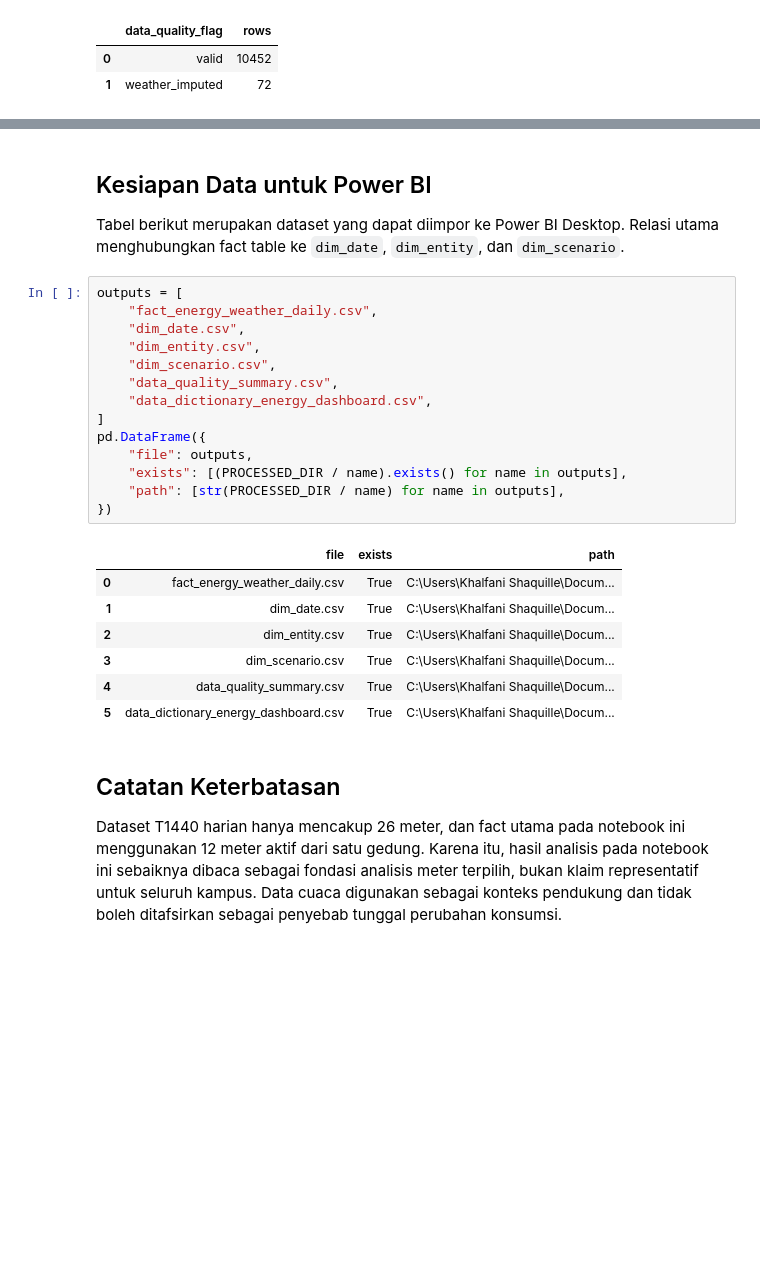
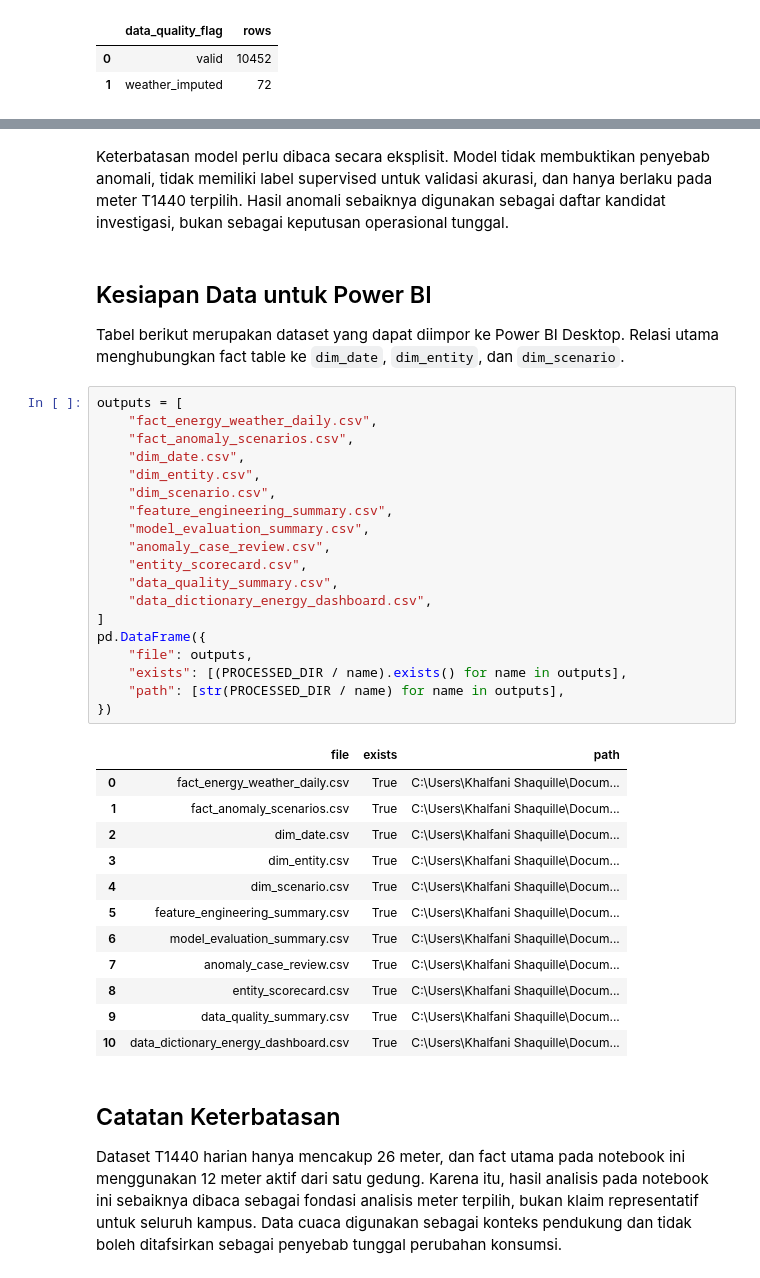
Before and after one commit to khalshaqzzy/Kelompok08_DataAnalytics_TugasBesar, a Jupyter notebook: notebooks/energy_analytics_osemn.ipynb, the cells around one changed output, grey strips where cells are left out. Cells and saved outputs as stored; diff of their text form; blank space fills up the shorter version.

Commit message:
Build energy anomaly feature outputs

```diff
--- a/notebooks/energy_analytics_osemn.ipynb
+++ b/notebooks/energy_analytics_osemn.ipynb
@@ -172,3 +311,5 @@ display(fact["data_quality_flag"].value_counts().rename_axis("data_quality_flag"
+# %% [markdown]
+Keterbatasan model perlu dibaca secara eksplisit. Model tidak membuktikan penyebab anomali, tidak memiliki label supervised untuk validasi akurasi, dan hanya berlaku pada meter T1440 terpilih. Hasil anomali sebaiknya digunakan sebagai daftar kandidat investigasi, bukan sebagai keputusan operasional tunggal.
 # %% [markdown]
 ## Kesiapan Data untuk Power BI
 
@@ -176,25 +317,35 @@ Tabel berikut merupakan dataset yang dapat diimpor ke Power BI Desktop. Relasi u
 # %%
 outputs = [
     "fact_energy_weather_daily.csv",
+    "fact_anomaly_scenarios.csv",
     "dim_date.csv",
     "dim_entity.csv",
     "dim_scenario.csv",
+    "feature_engineering_summary.csv",
+    "model_evaluation_summary.csv",
+    "anomaly_case_review.csv",
+    "entity_scorecard.csv",
     "data_quality_summary.csv",
     "data_dictionary_energy_dashboard.csv",
 ]
 pd.DataFrame({
     "file": outputs,
     "exists": [(PROCESSED_DIR / name).exists() for name in outputs],
     "path": [str(PROCESSED_DIR / name) for name in outputs],
 })
 # %% [output]
 |  | file | exists | path |
 | 0 | fact_energy_weather_daily.csv | True | C:\Users\Khalfani Shaquille\Docum... |
-| 1 | dim_date.csv | True | C:\Users\Khalfani Shaquille\Docum... |
-| 2 | dim_entity.csv | True | C:\Users\Khalfani Shaquille\Docum... |
-| 3 | dim_scenario.csv | True | C:\Users\Khalfani Shaquille\Docum... |
-| 4 | data_quality_summary.csv | True | C:\Users\Khalfani Shaquille\Docum... |
-| 5 | data_dictionary_energy_dashboard.csv | True | C:\Users\Khalfani Shaquille\Docum... |
+| 1 | fact_anomaly_scenarios.csv | True | C:\Users\Khalfani Shaquille\Docum... |
+| 2 | dim_date.csv | True | C:\Users\Khalfani Shaquille\Docum... |
+| 3 | dim_entity.csv | True | C:\Users\Khalfani Shaquille\Docum... |
+| 4 | dim_scenario.csv | True | C:\Users\Khalfani Shaquille\Docum... |
+| 5 | feature_engineering_summary.csv | True | C:\Users\Khalfani Shaquille\Docum... |
+| 6 | model_evaluation_summary.csv | True | C:\Users\Khalfani Shaquille\Docum... |
+| 7 | anomaly_case_review.csv | True | C:\Users\Khalfani Shaquille\Docum... |
+| 8 | entity_scorecard.csv | True | C:\Users\Khalfani Shaquille\Docum... |
+| 9 | data_quality_summary.csv | True | C:\Users\Khalfani Shaquille\Docum... |
+| 10 | data_dictionary_energy_dashboard.csv | True | C:\Users\Khalfani Shaquille\Docum... |
 # %% [markdown]
 ## Catatan Keterbatasan
 
```
Also changed, not shown: parts of 11 cells of this notebook, 12 other files.
